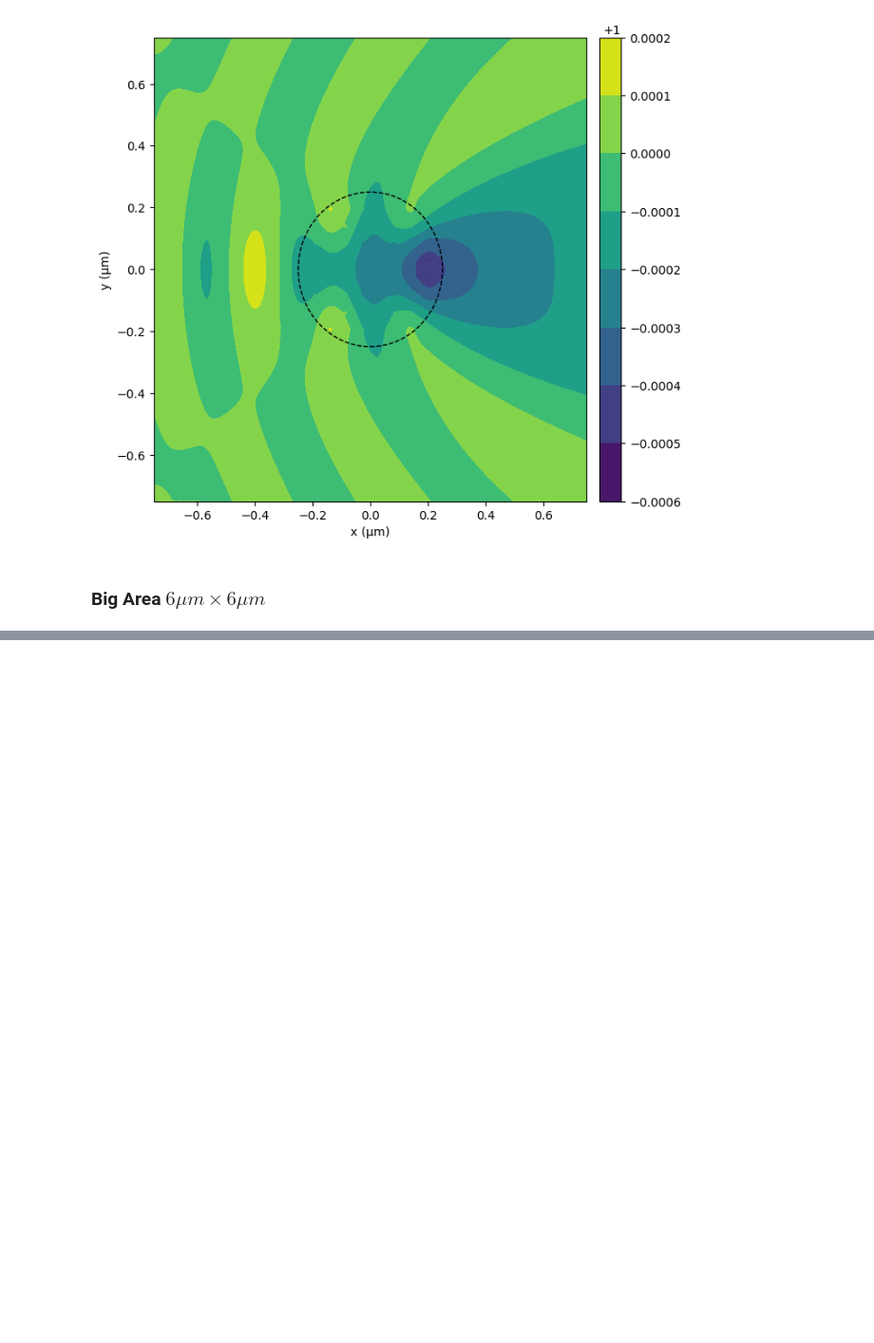
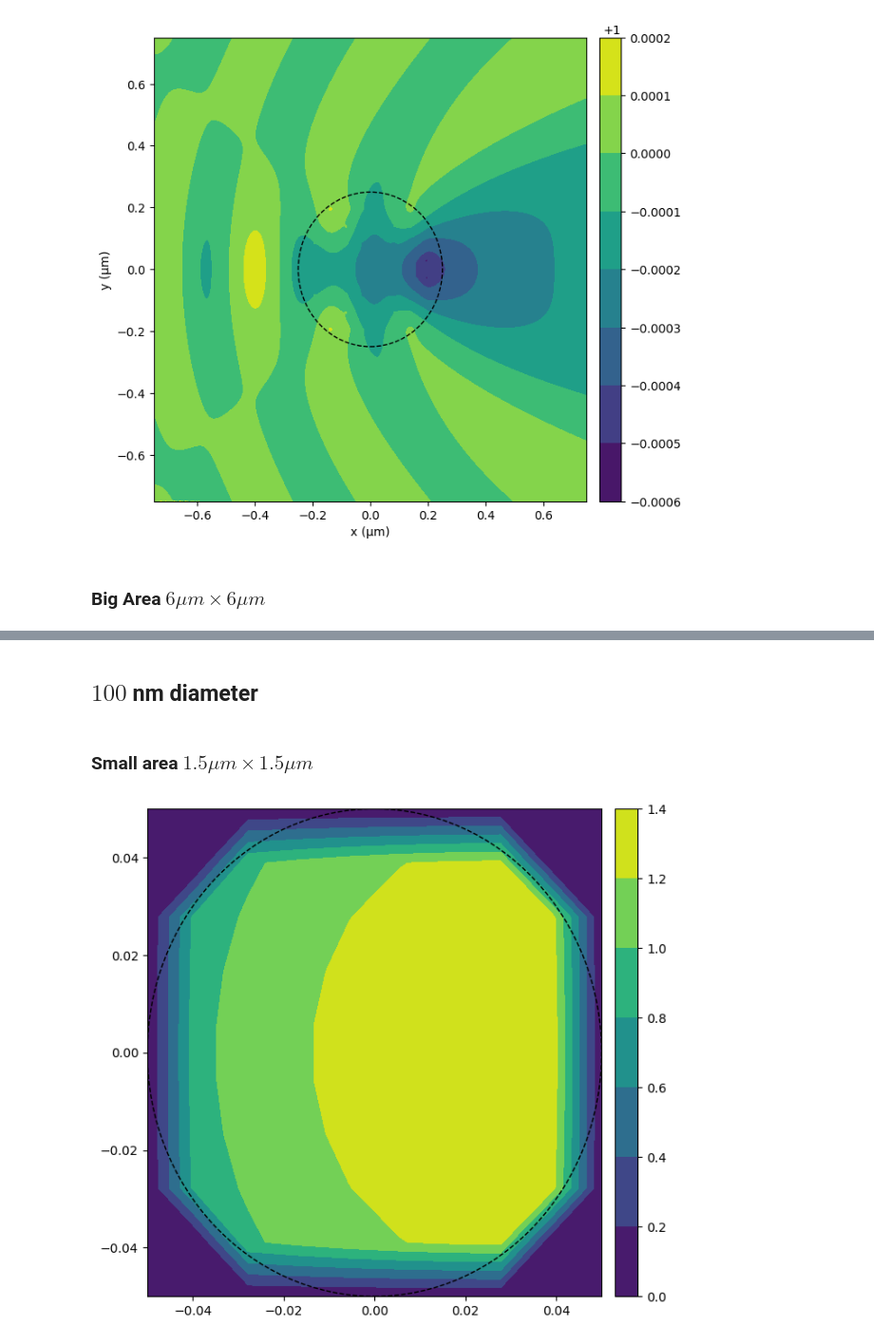
Before and after one commit to amcar-dtu/python-assignments, a Jupyter notebook: nano_opt_2.ipynb, the cells around one changed output, grey strips where cells are left out. Shown: that part at 95% size. Cells and saved outputs as stored; diff of their text form; code cells hidden in the pictures; blank space fills up the shorter version.

```diff
--- a/nano_opt_2.ipynb
+++ b/nano_opt_2.ipynb
@@ -459,0 +461,61 @@ IndexError: index 400 is out of bounds for axis 0 with size 400
+# %% [markdown]
+## $100$ nm diameter
+# %%
+# circle dims
+d = 0.100                 # µm
+# %% [markdown]
+### Small area $1.5 \mu m \times 1.5\mu m$
+# %%
+# circle domain
+x1 = np.linspace(-d/2, d/2, 10)
+y1 = np.linspace(-d/2, d/2, 10)
+
+# areas
+da = ((x1[-1] - x1[0])*(y1[-1] - y1[0]))/(len(x1)*len(y1))
+a = np.sqrt(da/np.pi)
+
+X1, Y1 = np.meshgrid(x1, y1)
+mask = (X1)**2 + (Y1)**2 <= (d/2)**2
+
+k = np.sqrt(eref)*k0
+E0 = np.exp(1j*k*(X1*np.cos(t) + Y1*np.sin(t)))
+
+# build the Green function for the bare rectangle
+x1x, x1y = X1.shape
+g1x = x1x*x1y
+G = np.zeros((g1x, g1x), dtype = 'complex_')
+
+X1f = X1.flatten()
+Y1f = Y1.flatten()
+mf = mask.flatten()
+
+for i, xi in enumerate(X1f):
+    for j, xj in enumerate(X1f):
+        mj = int(mf[j])
+        if i==j:
+            G[i][i] = (-1/(2*1j*((a*k)**2))) * (a*k*hankel1(1, a*k) + ((2*1j)/np.pi)) * mj
+        else:
+            yi, yj = Y1f[i], Y1f[j]
+            zij = k * np.sqrt((xi - xj)**2 + (yi - yj)**2)
+            G[i][j] = (-1/(4*1j)) * hankel1(0, zij) * mj        # the circular mask is now "chopping" the output matrix
+
+# dielectric function in the rectangle
+e = (e1-eref)*np.eye(g1x)
+
+# use eq. (9) to calculate the field inside the structure
+I = np.identity(g1x)
+M = sparse.csr_matrix(I - (k**2)*da*np.matmul(G, e))
+Minv = np.linalg.pinv(M.toarray())
+E = np.matmul(Minv, E0.flatten()) * mf
+
+fig, ax = plt.subplots(figsize=(7, 7))
+im = ax.contourf(X1, Y1, np.absolute(E.reshape(E0.shape)))
+divider = make_axes_locatable(ax)
+cax = divider.append_axes('right', size='5%', pad=0.15)
+fig.colorbar(im, cax=cax, orientation='vertical')
+rect = patches.Circle((0, 0), d/2, linewidth=1, edgecolor='black', facecolor='none', linestyle='--')
+# Add the patch to the Axes
+ax.add_patch(rect)
+plt.show()
+# %% [output]
+[figure, added]
```
Also changed, not shown: parts of 5 cells of this notebook, 4 other files.
